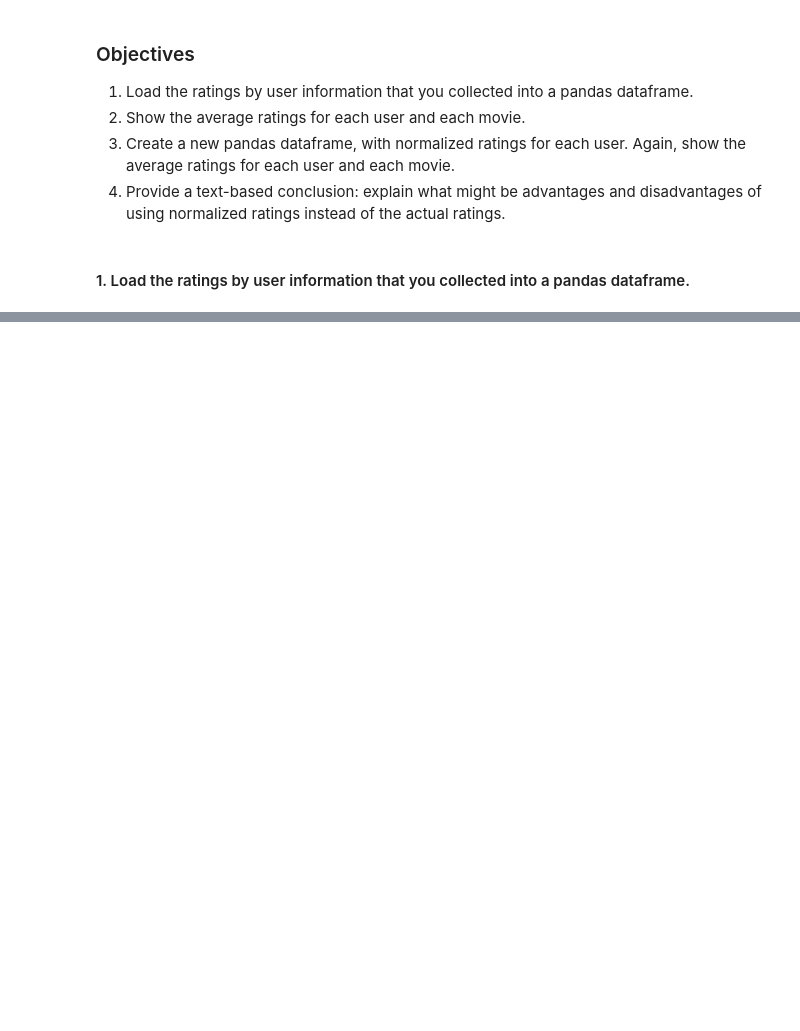
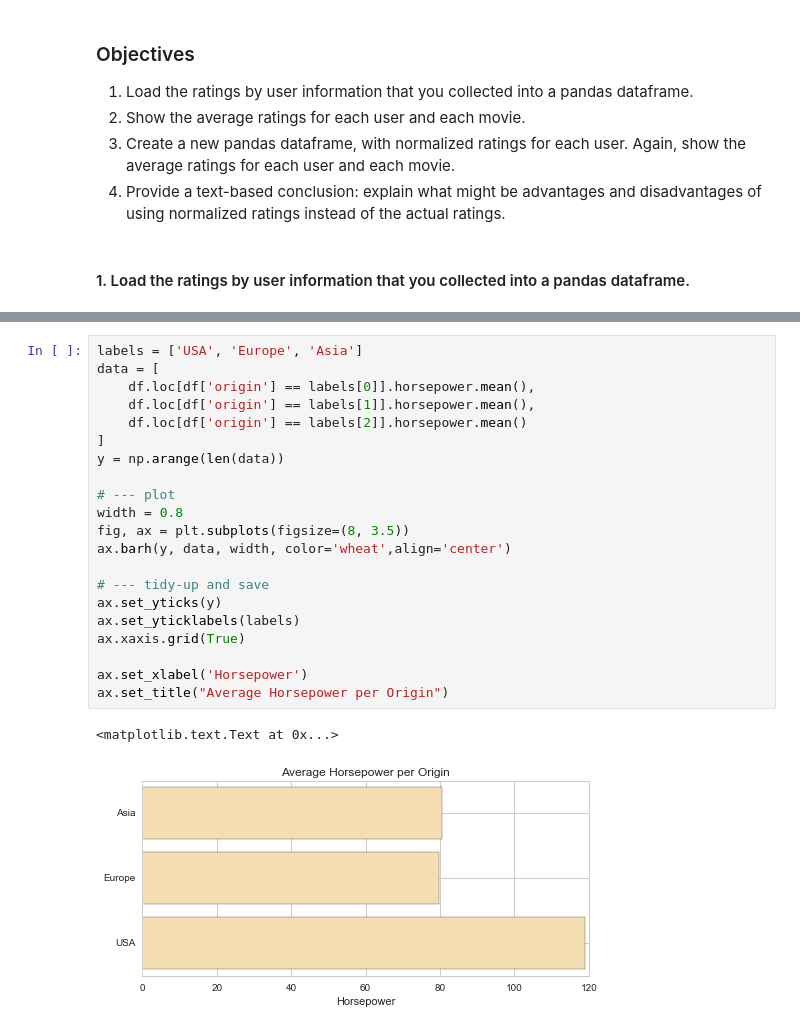
Before and after one commit to UmaMoiseenko/repo, a Jupyter notebook: week08/Week08.ipynb, the cells around one changed output, grey strips where cells are left out. Drawn from its saved outputs; the diff is of its cells as text; blank space fills up the shorter version.

```diff
--- a/week08/Week08.ipynb
+++ b/week08/Week08.ipynb
@@ -46,0 +95,24 @@ df
+# %%
+labels = ['USA', 'Europe', 'Asia']
+data = [
+    df.loc[df['origin'] == labels[0]].horsepower.mean(),
+    df.loc[df['origin'] == labels[1]].horsepower.mean(),
+    df.loc[df['origin'] == labels[2]].horsepower.mean()
+]
+y = np.arange(len(data))
+
+# --- plot
+width = 0.8
+fig, ax = plt.subplots(figsize=(8, 3.5))
+ax.barh(y, data, width, color='wheat',align='center')
+
+# --- tidy-up and save
+ax.set_yticks(y)
+ax.set_yticklabels(labels)
+ax.xaxis.grid(True)
+
+ax.set_xlabel('Horsepower')
+ax.set_title("Average Horsepower per Origin")
+# %% [output]
+<matplotlib.text.Text at 0x...>
+[figure, added]
```
Also changed, not shown: parts of 6 cells of this notebook.
